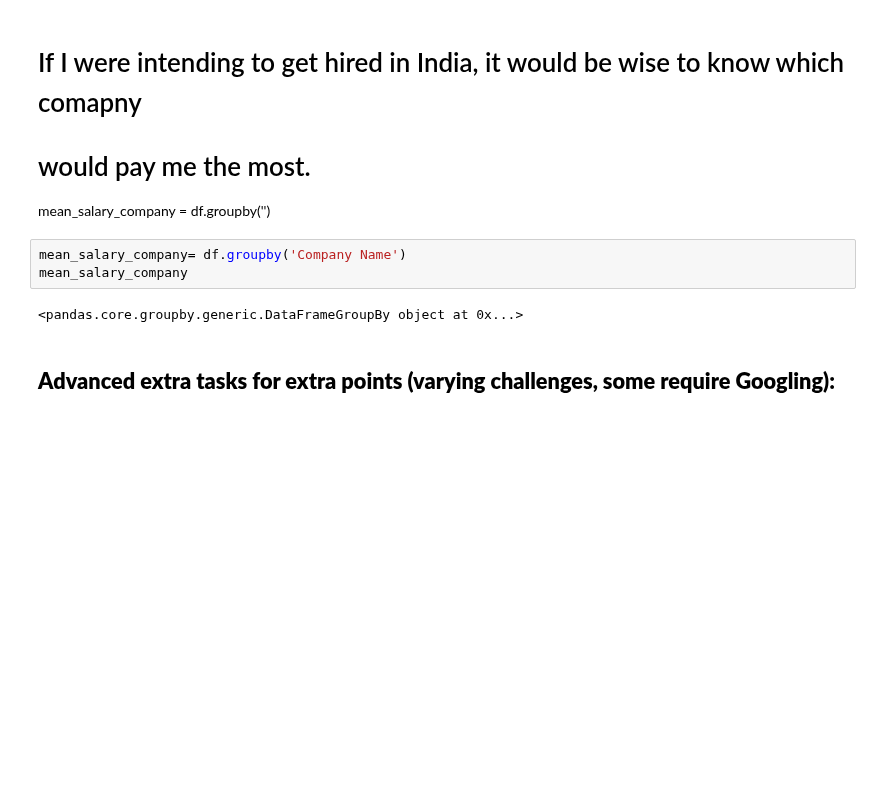
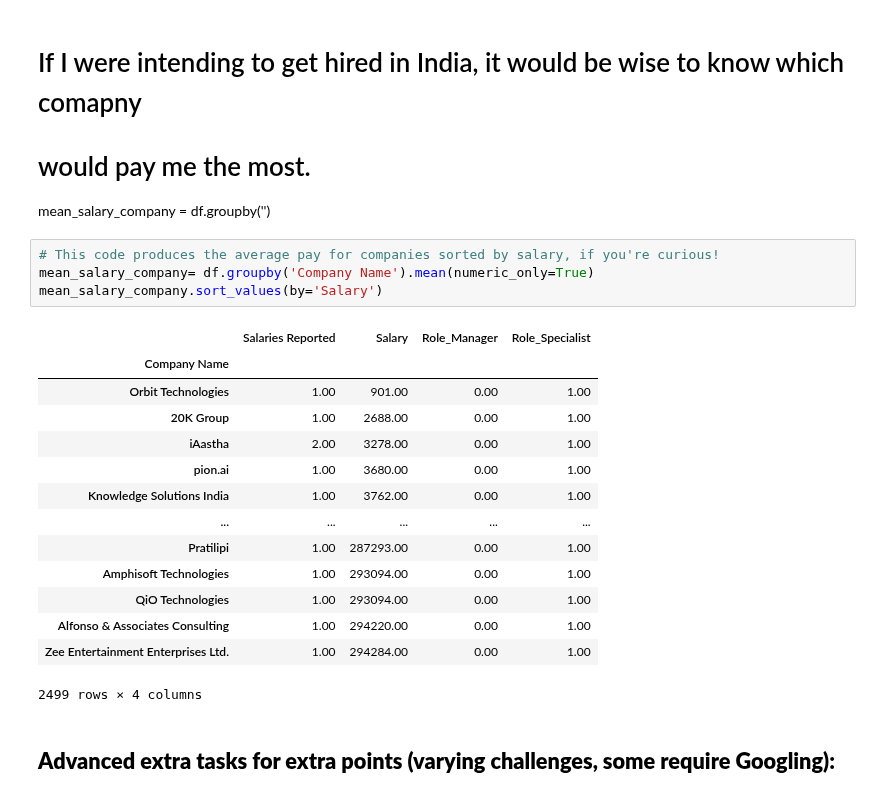
Before and after one commit to jehuhta/Intro_Data_Analytics_Huhta_Jeremy_Spring2025, a Jupyter notebook: Exercises_2_Pandas/DataAnalyticsExerciseSet2.ipynb, the cells around one changed output. Drawn from its saved outputs; the diff is of its cells as text; blank space fills up the shorter version.

```diff
--- a/Exercises_2_Pandas/DataAnalyticsExerciseSet2.ipynb
+++ b/Exercises_2_Pandas/DataAnalyticsExerciseSet2.ipynb
@@ -907,11 +912,25 @@ df
 # If I were intending to get hired in India, it would be wise to know which comapny
 # would pay me the most.
 mean_salary_company = df.groupby('')
-# %%
-mean_salary_company= df.groupby('Company Name')
-mean_salary_company
-# %% [output]
-<pandas.core.groupby.generic.DataFrameGroupBy object at 0x...>
+# %%
+# This code produces the average pay for companies sorted by salary, if you're curious!
+mean_salary_company= df.groupby('Company Name').mean(numeric_only=True)
+mean_salary_company.sort_values(by='Salary')
+# %% [output]
+|  | Salaries Reported | Salary | Role_Manager | Role_Specialist |
+| Company Name |  |  |  |  |
+| Orbit Technologies | 1.00 | 901.00 | 0.00 | 1.00 |
+| 20K Group | 1.00 | 2688.00 | 0.00 | 1.00 |
+| iAastha | 2.00 | 3278.00 | 0.00 | 1.00 |
+| pion.ai | 1.00 | 3680.00 | 0.00 | 1.00 |
+| Knowledge Solutions India | 1.00 | 3762.00 | 0.00 | 1.00 |
+| ... | ... | ... | ... | ... |
+| Pratilipi | 1.00 | 287293.00 | 0.00 | 1.00 |
+| Amphisoft Technologies | 1.00 | 293094.00 | 0.00 | 1.00 |
+| QiO Technologies | 1.00 | 293094.00 | 0.00 | 1.00 |
+| Alfonso & Associates Consulting | 1.00 | 294220.00 | 0.00 | 1.00 |
+| Zee Entertainment Enterprises Ltd. | 1.00 | 294284.00 | 0.00 | 1.00 |
+2499 rows × 4 columns
 # %% [markdown]
 
 <h2><b>Advanced extra tasks for extra points (varying challenges, some require Googling):</b></h2>
```
Also changed, not shown: parts of 8 cells of this notebook, 2 other files.
